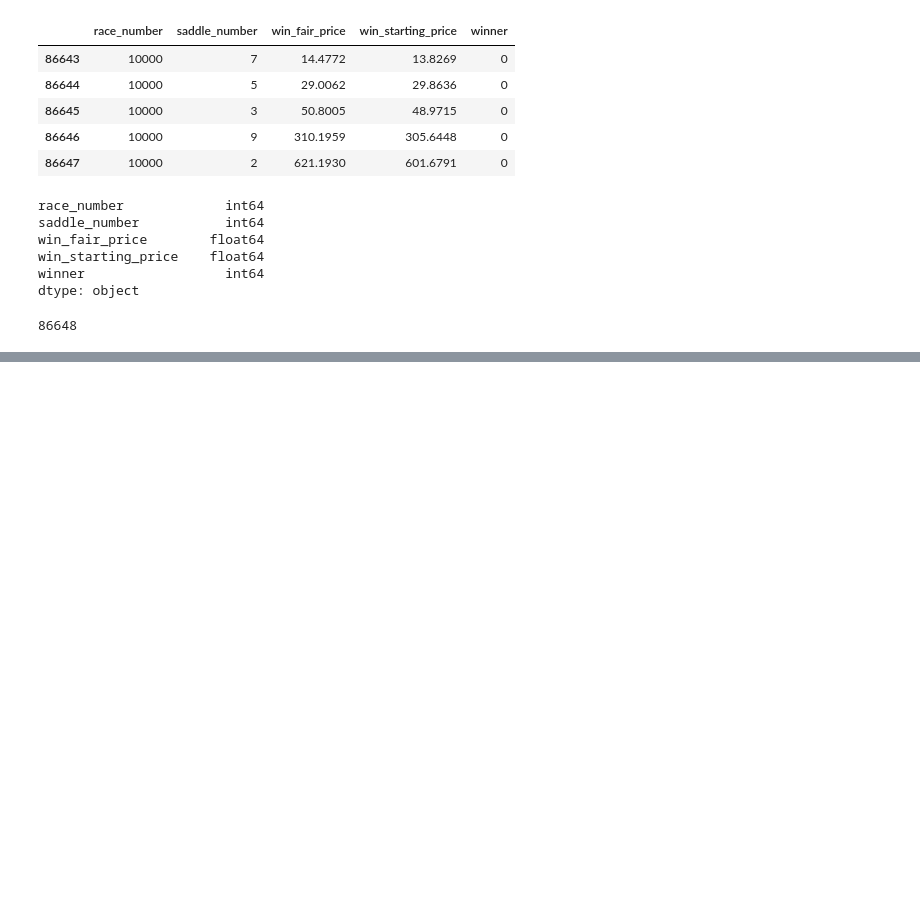
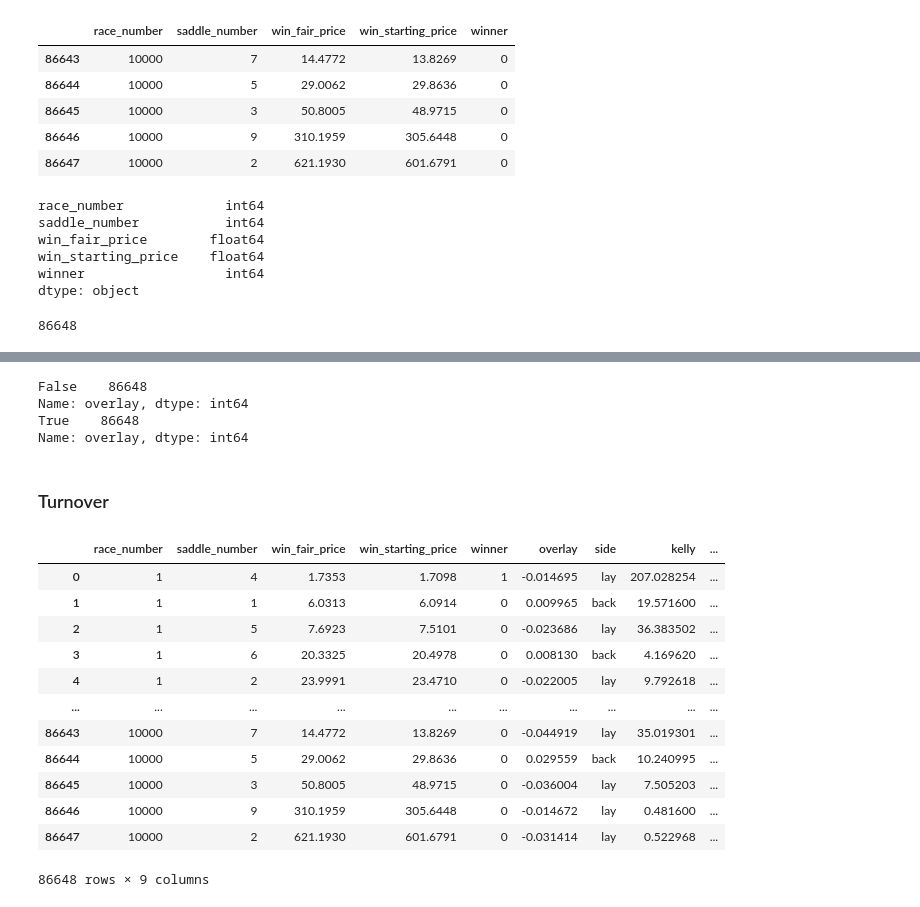
Before and after one commit to nicodosw11/betting-analysis, a Jupyter notebook: betting-analysis.ipynb, the cells around one changed output, grey strips where cells are left out. Cells and saved outputs as stored; diff of their text form; code cells hidden in the pictures; blank space fills up the shorter version.

```diff
--- a/betting-analysis.ipynb
+++ b/betting-analysis.ipynb
@@ -35,0 +40,5 @@ len(df)
+# %%
+estimated_prob_winning = (1 / df["win_fair_price"])
+odds = df["win_starting_price"]
+df["overlay"] = (estimated_prob_winning * odds) - 1
+df
@@ -35,0 +78,34 @@ len(df)
+# %%
+overlay_is_null = df["overlay"].isnull()
+print(overlay_is_null.value_counts())
+overlay_is_not_null = df["overlay"].notnull()
+print(overlay_is_not_null.value_counts())
+# %% [output]
+False    86648
+Name: overlay, dtype: int64
+True    86648
+Name: overlay, dtype: int64
+# %%
+df["side"] = ["lay" if x < 0 else "back" for x in df["overlay"]]
+df.loc[df["overlay"] < 0, "kelly"] = 10000 * ((df["overlay"] * (-1)) / (odds - 1))
+df.loc[df["overlay"] > 0, "kelly"] = 10000 * (df["overlay"] / (odds - 1))
+# %% [markdown]
+### Turnover
+# %%
+df.loc[df["kelly"] > 2, "turnover"] = df["kelly"]
+df.loc[df["kelly"] < 2, "turnover"] = 0
+df
+# %% [output]
+|  | race_number | saddle_number | win_fair_price | win_starting_price | winner | overlay | side | kelly | ... |
+| 0 | 1 | 4 | 1.7353 | 1.7098 | 1 | -0.014695 | lay | 207.028254 | ... |
+| 1 | 1 | 1 | 6.0313 | 6.0914 | 0 | 0.009965 | back | 19.571600 | ... |
+| 2 | 1 | 5 | 7.6923 | 7.5101 | 0 | -0.023686 | lay | 36.383502 | ... |
+| 3 | 1 | 6 | 20.3325 | 20.4978 | 0 | 0.008130 | back | 4.169620 | ... |
+| 4 | 1 | 2 | 23.9991 | 23.4710 | 0 | -0.022005 | lay | 9.792618 | ... |
+| ... | ... | ... | ... | ... | ... | ... | ... | ... | ... |
+| 86643 | 10000 | 7 | 14.4772 | 13.8269 | 0 | -0.044919 | lay | 35.019301 | ... |
+| 86644 | 10000 | 5 | 29.0062 | 29.8636 | 0 | 0.029559 | back | 10.240995 | ... |
+| 86645 | 10000 | 3 | 50.8005 | 48.9715 | 0 | -0.036004 | lay | 7.505203 | ... |
+| 86646 | 10000 | 9 | 310.1959 | 305.6448 | 0 | -0.014672 | lay | 0.481600 | ... |
+| 86647 | 10000 | 2 | 621.1930 | 601.6791 | 0 | -0.031414 | lay | 0.522968 | ... |
+86648 rows × 9 columns
```
Also changed, not shown: parts of 11 cells of this notebook, 1 other file.
